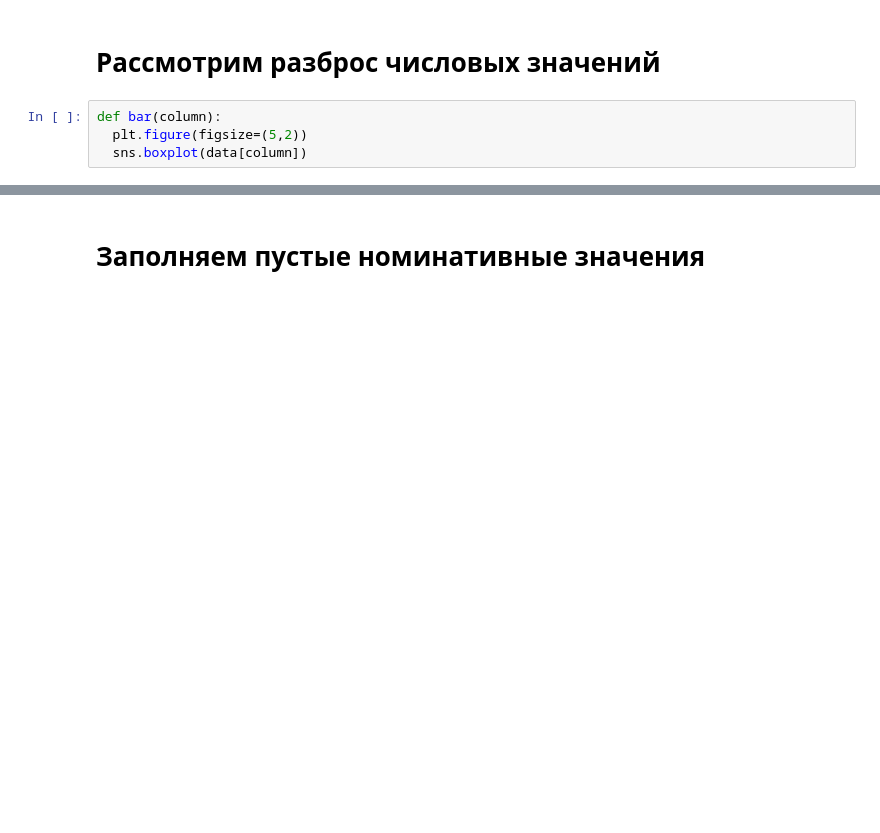
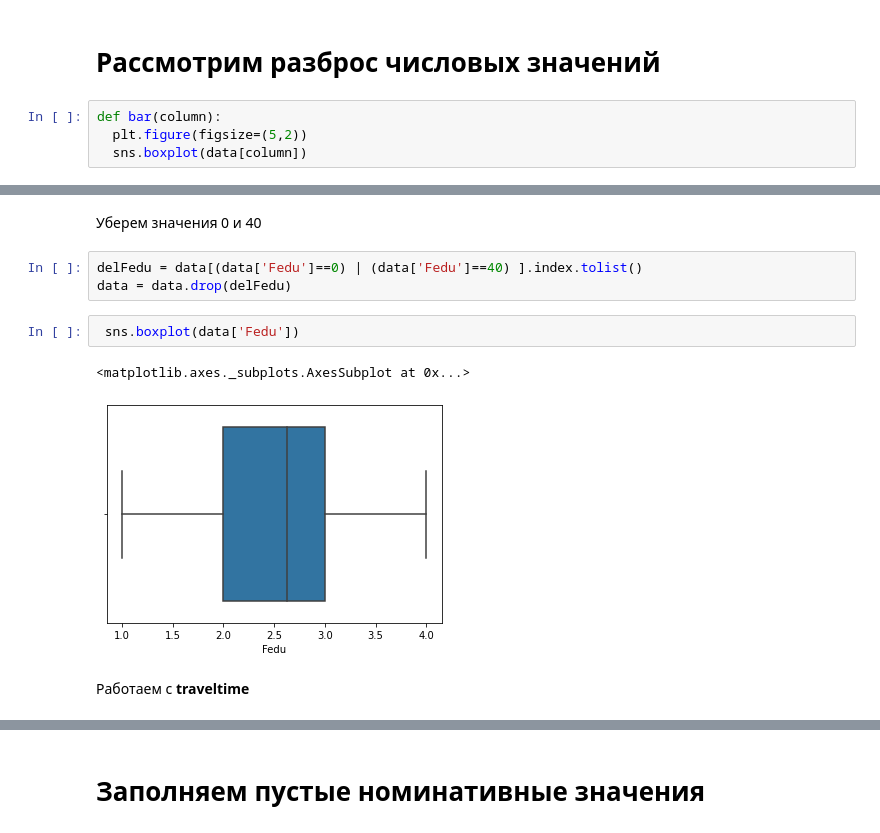
Before and after one commit to Trapezun/skillfactory_rds, a Jupyter notebook: project_module_2.ipynb, the cells around one changed output, grey strips where cells are left out. Cells and saved outputs as stored; diff of their text form; blank space fills up the shorter version.

```diff
--- a/project_module_2.ipynb
+++ b/project_module_2.ipynb
@@ -203,0 +169,12 @@ for item in lst:
+# %% [markdown]
+Уберем значения 0 и 40
+# %%
+delFedu = data[(data['Fedu']==0) | (data['Fedu']==40) ].index.tolist()
+data = data.drop(delFedu)
+# %%
+ sns.boxplot(data['Fedu'])
+# %% [output]
+<matplotlib.axes._subplots.AxesSubplot at 0x...>
+[figure, added]
+# %% [markdown]
+Работаем с **traveltime**
```
Also changed, not shown: parts of 54 cells of this notebook.
